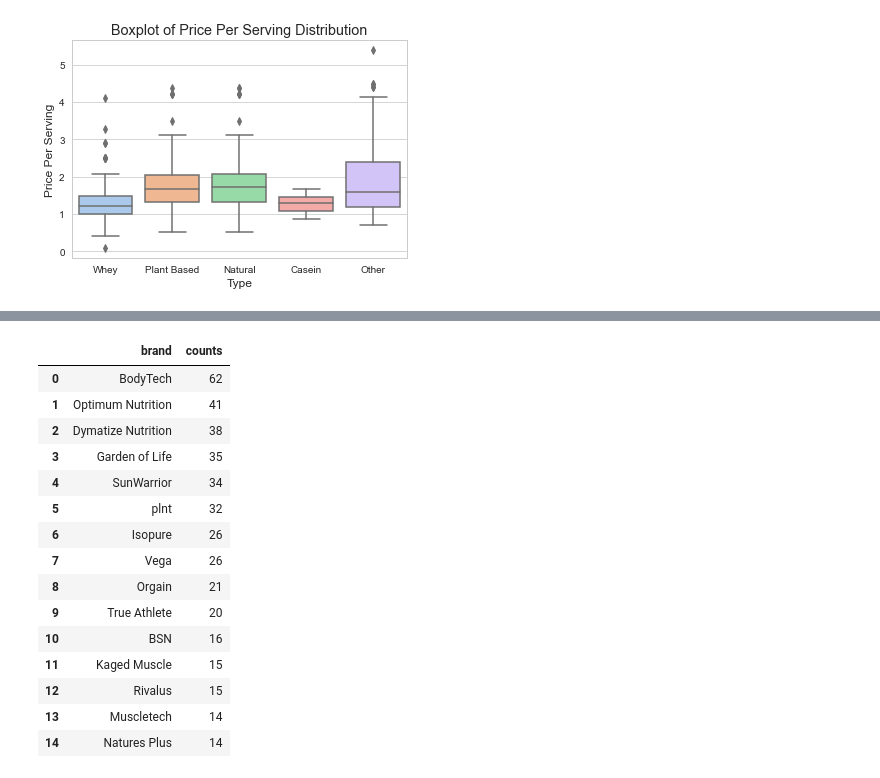
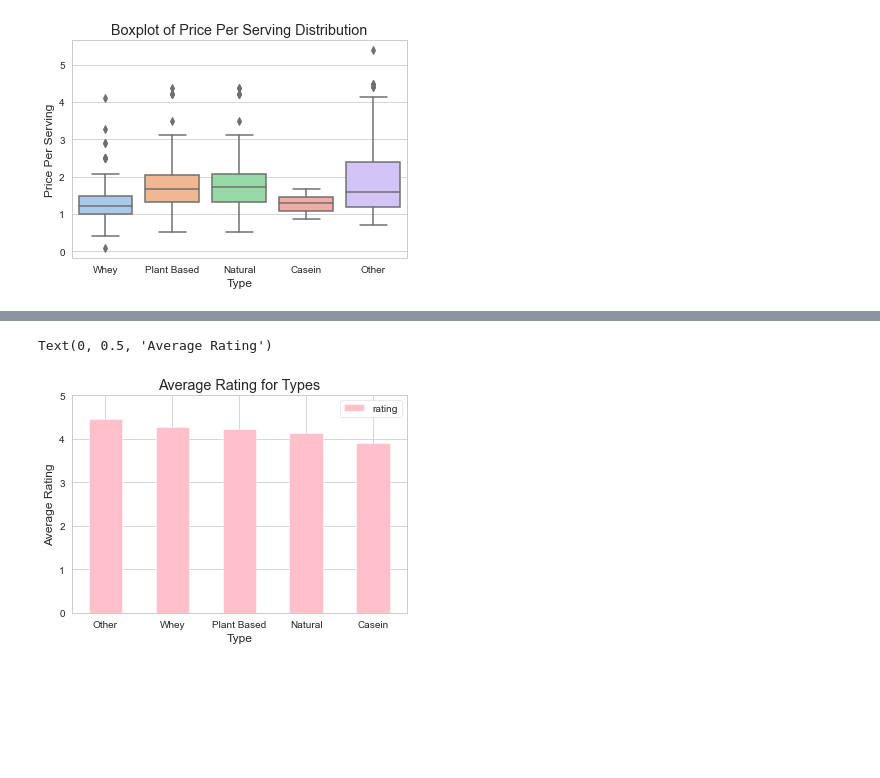
Before and after one commit to jessicajoy1019/WebScraping, a Jupyter notebook: vitamin.ipynb, the cells around one changed output, grey strips where cells are left out. Cells and saved outputs as stored; diff of their text form; code cells hidden in the pictures; blank space fills up the shorter version.

```diff
--- a/vitamin.ipynb
+++ b/vitamin.ipynb
@@ -239,20 +211,12 @@ proteins.groupby('type').agg({'number_reviews':['mean']})
-# %%
-top10= proteins.groupby('brand').size().nlargest(15).reset_index(name='counts')
-top10
-# %% [output]
-|  | brand | counts |
-| 0 | BodyTech | 62 |
-| 1 | Optimum Nutrition | 41 |
-| 2 | Dymatize Nutrition | 38 |
-| 3 | Garden of Life | 35 |
-| 4 | SunWarrior | 34 |
-| 5 | plnt | 32 |
-| 6 | Isopure | 26 |
-| 7 | Vega | 26 |
-| 8 | Orgain | 21 |
-| 9 | True Athlete | 20 |
-| 10 | BSN | 16 |
-| 11 | Kaged Muscle | 15 |
-| 12 | Rivalus | 15 |
-| 13 | Muscletech | 14 |
-| 14 | Natures Plus | 14 |
+# %%
+#average rating for each type
+proteins_avg_rating= proteins_rev.groupby('type').agg({'rating':'mean'})
+proteins_avg_rating.sort_values(by = 'rating', ascending = False).plot.bar(color = 'pink')
+plt.ylim(0,5)
+plt.xticks(rotation=0)
+plt.title("Average Rating for Types")
+plt.xlabel('Type')
+plt.ylabel('Average Rating')
+# %% [output]
+Text(0, 0.5, 'Average Rating')
+[figure, added]
```
Also changed, not shown: parts of 25 cells of this notebook.
